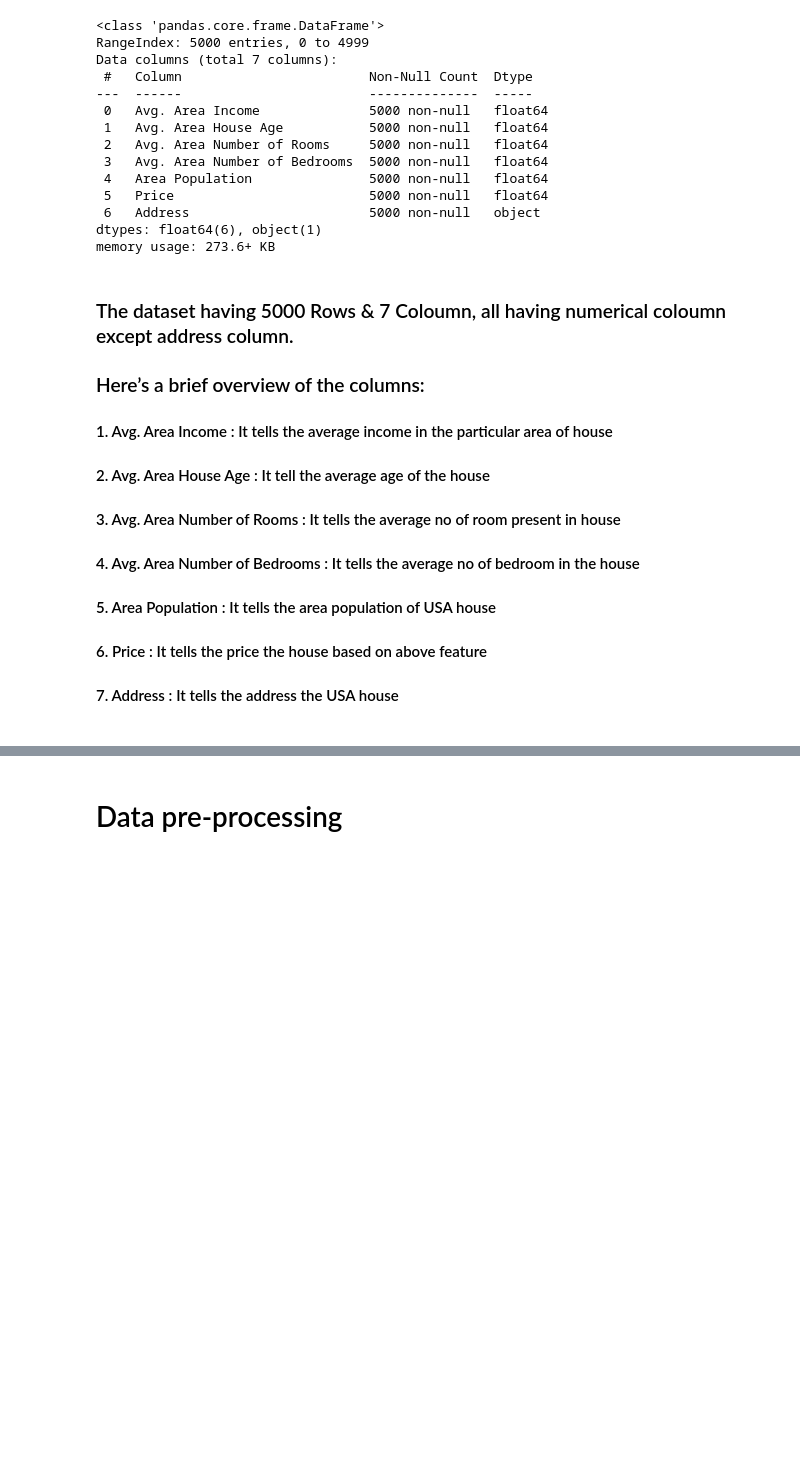
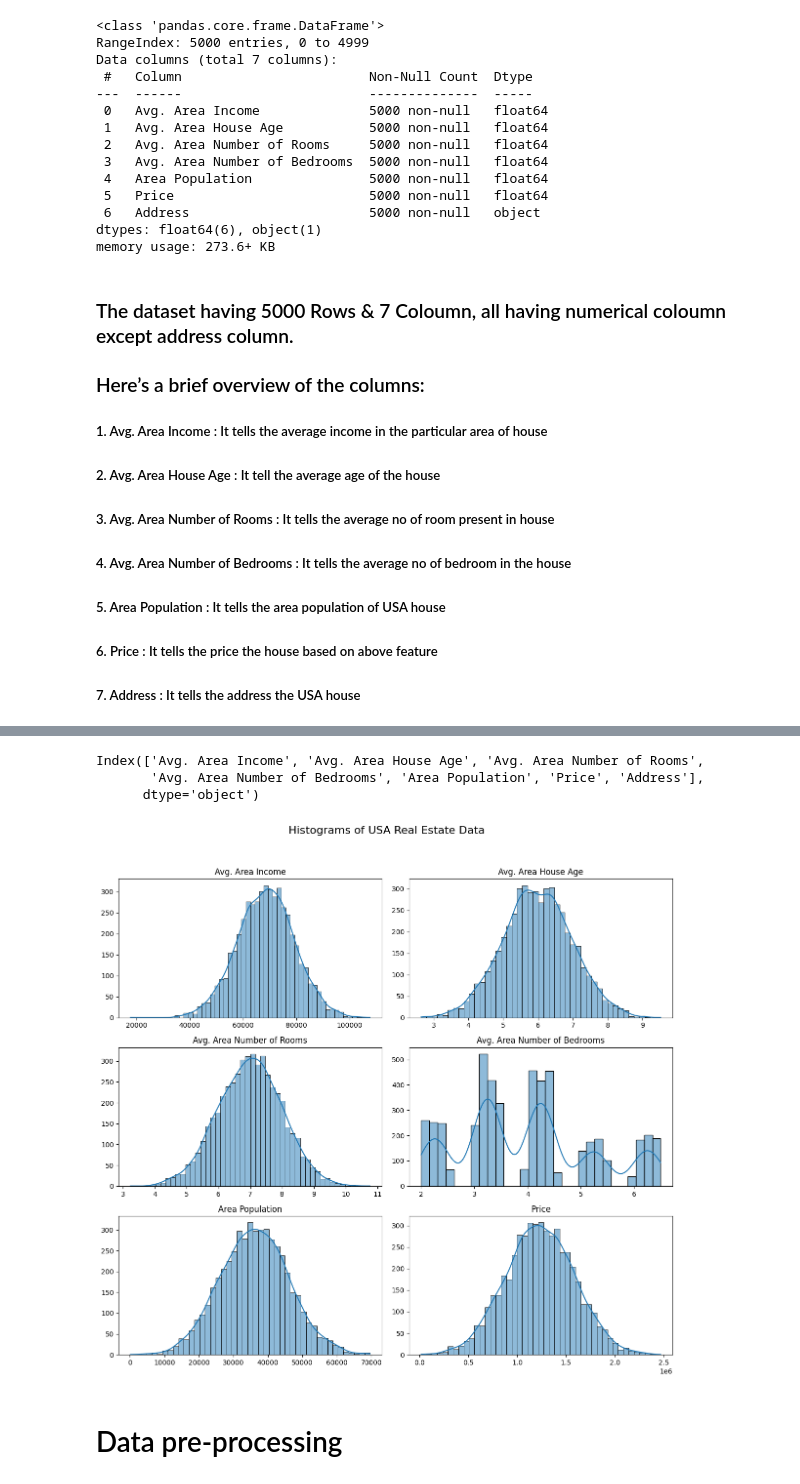
Before and after one commit to Jayshankar10/ML-Projects, a Jupyter notebook: Linear Regression/Notebook/USA Housing Price.ipynb, the cells around one changed output, grey strips where cells are left out. Drawn from its saved outputs; the diff is of its cells as text; code cells hidden in the pictures; blank space fills up the shorter version.

```diff
--- a/Linear Regression/Notebook/USA Housing Price.ipynb
+++ b/Linear Regression/Notebook/USA Housing Price.ipynb
@@ -46,14 +46,13 @@ memory usage: 273.6+ KB
 # %% [markdown]
 ### The dataset having 5000 Rows & 7 Coloumn, all having numerical coloumn except address column.
 ### Here’s a brief overview of the columns:
-#### 1. Avg. Area Income : It tells the average income in the particular area of house
-#### 2. Avg. Area House Age : It tell the average age of the house
-#### 3. Avg. Area Number of Rooms : It tells the average no of room present in house
-#### 4. Avg. Area Number of Bedrooms : It tells the average no of bedroom in the house
-#### 5. Area Population : It tells the area population of USA house
-#### 6. Price : It tells the price the house based on above feature
-#### 7. Address : It tells the address the USA house
-#
+##### 1. Avg. Area Income : It tells the average income in the particular area of house
+##### 2. Avg. Area House Age : It tell the average age of the house
+##### 3. Avg. Area Number of Rooms : It tells the average no of room present in house
+##### 4. Avg. Area Number of Bedrooms : It tells the average no of bedroom in the house
+##### 5. Area Population : It tells the area population of USA house
+##### 6. Price : It tells the price the house based on above feature
+##### 7. Address : It tells the address the USA house
 # %%
 # Display the Statical analysis of the datset #
 
@@ -68,6 +67,31 @@ data.describe()
 | 50% | 68804.286404 | 5.970429 | 7.002902 | 4.050000 | 36199.406689 | ... |
 | 75% | 75783.338666 | 6.650808 | 7.665871 | 4.490000 | 42861.290769 | ... |
 | max | 107701.748378 | 9.519088 | 10.759588 | 6.500000 | 69621.713378 | ... |
+# %%
+data.columns
+# %% [output]
+Index(['Avg. Area Income', 'Avg. Area House Age', 'Avg. Area Number of Rooms',
+       'Avg. Area Number of Bedrooms', 'Area Population', 'Price', 'Address'],
+      dtype='object')
+# %%
+# Create histograms for the numerical columns #
+
+fig, axes = plt.subplots(nrows=3, ncols=2, figsize=(12, 12))
+fig.suptitle('Histograms of USA Real Estate Data', fontsize=16)
+
+cols = ['Avg. Area Income', 'Avg. Area House Age', 'Avg. Area Number of Rooms',
+        'Avg. Area Number of Bedrooms', 'Area Population', 'Price']
+
+for i, col in enumerate(cols):
+    sns.histplot(data[col], kde=True, ax=axes[i//2, i%2])
+    axes[i//2, i%2].set_title(col)
+    axes[i//2, i%2].set_xlabel('')
+    axes[i//2, i%2].set_ylabel('')
+
+plt.tight_layout(rect=[0, 0.03, 1, 0.95])
+plt.show()
+# %% [output]
+[figure, added]
 # %% [markdown]
 # Data pre-processing #
 # %%
```
